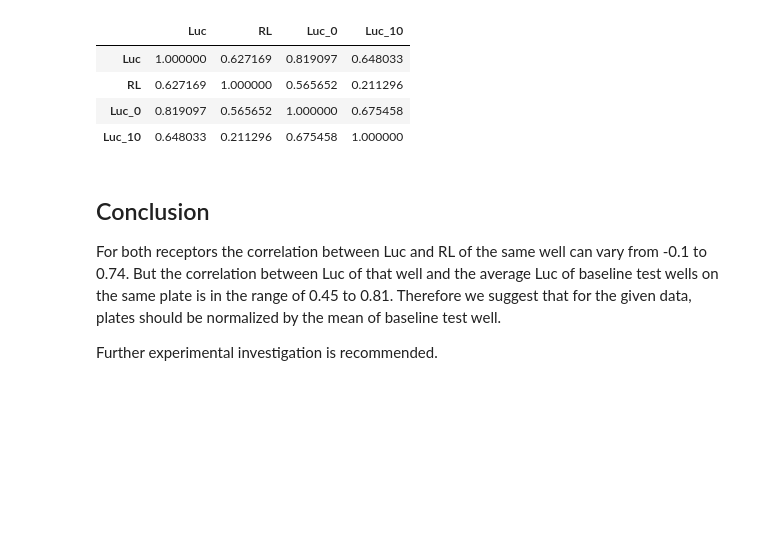
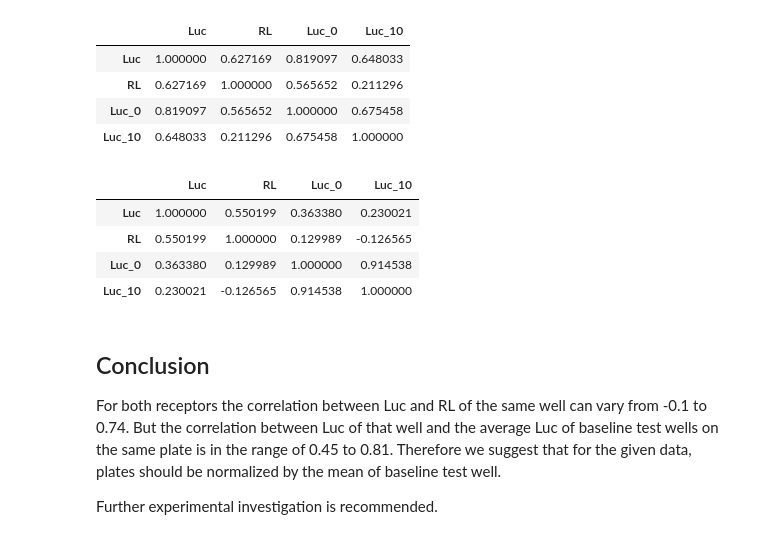
Before and after one commit to hamed/HumanOlfaction, a Jupyter notebook: src/normalizing.ipynb, the cells around one changed output. Saved outputs shown, nothing was run; the diff lists cells and outputs as text; code cells hidden in the pictures; blank space fills up the shorter version.

```diff
--- a/src/normalizing.ipynb
+++ b/src/normalizing.ipynb
@@ -266,6 +288,15 @@ primary.loc[(primary.OdorName == 'heptaldehyde') & (primary.Gene == 'Olfr73') &
 | RL | 0.627169 | 1.000000 | 0.565652 | 0.211296 |
 | Luc_0 | 0.819097 | 0.565652 | 1.000000 | 0.675458 |
 | Luc_10 | 0.648033 | 0.211296 | 0.675458 | 1.000000 |
+# %%
+# Olfr73 and heptaldehyde
+primary.loc[(primary.OdorName == 'heptaldehyde') & (primary.Gene == 'OR2T5') & (~primary.has_c_1), ['Luc', 'RL', 'Luc_0', 'Luc_10']].corr()
+# %% [output]
+|  | Luc | RL | Luc_0 | Luc_10 |
+| Luc | 1.000000 | 0.550199 | 0.363380 | 0.230021 |
+| RL | 0.550199 | 1.000000 | 0.129989 | -0.126565 |
+| Luc_0 | 0.363380 | 0.129989 | 1.000000 | 0.914538 |
+| Luc_10 | 0.230021 | -0.126565 | 0.914538 | 1.000000 |
 # %% [markdown]
 ## Conclusion
 
```
Also changed, not shown: parts of 14 cells of this notebook, 1 other file.
